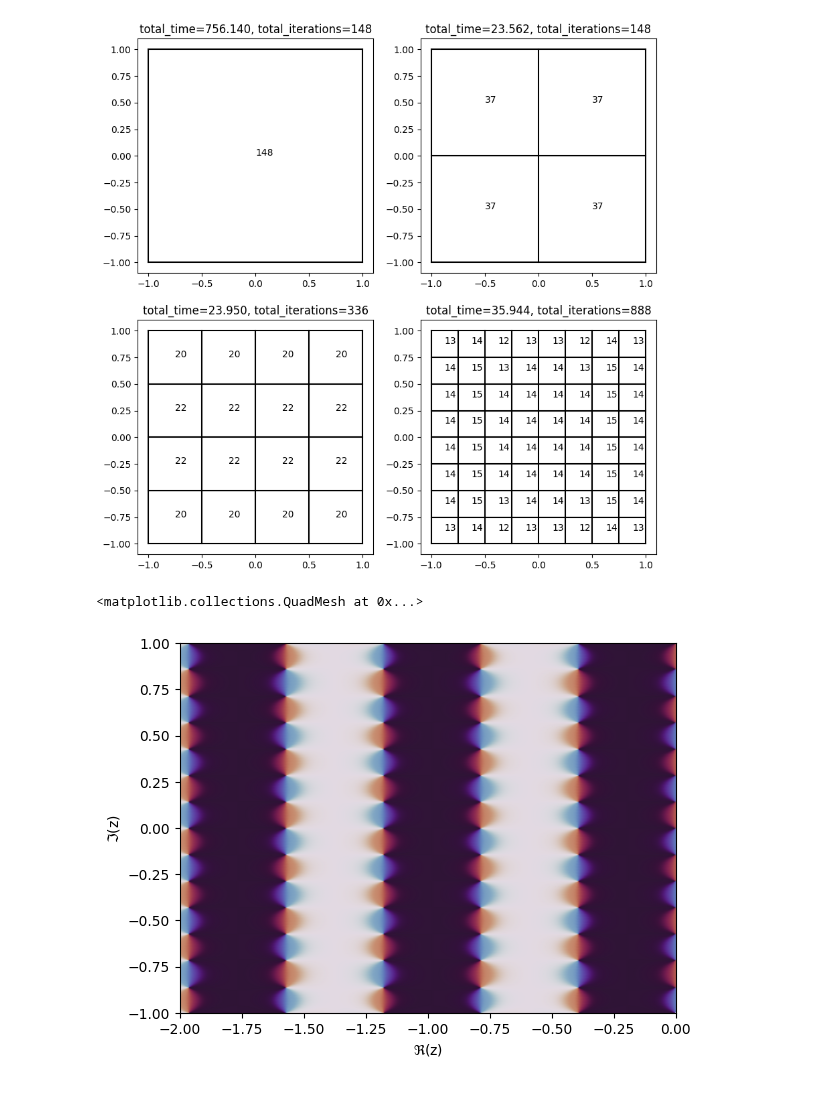
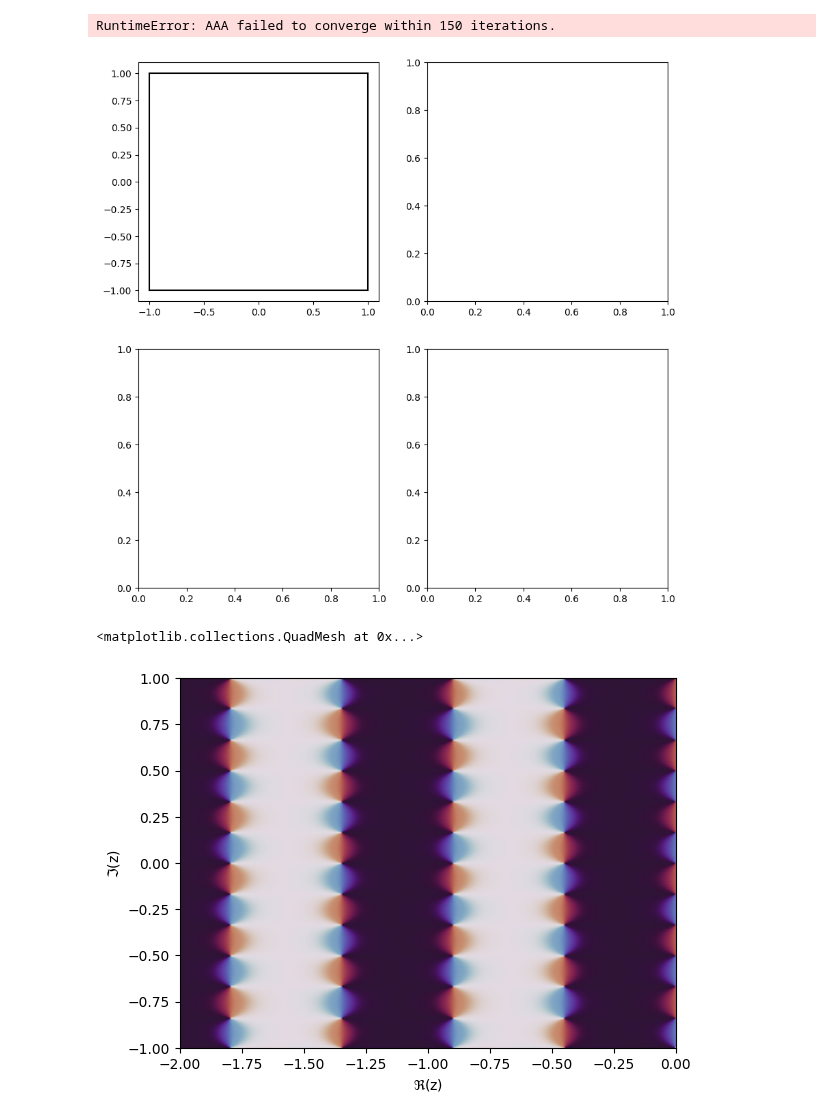
Before and after one commit to j-bowhay/Poles-and-Roots, a Jupyter notebook: notebooks/subdivision_experiment.ipynb, the cells around one changed output. Drawn from its saved outputs; the diff is of its cells as text; code cells hidden in the pictures.

```diff
--- a/notebooks/subdivision_experiment.ipynb
+++ b/notebooks/subdivision_experiment.ipynb
@@ -6,7 +6,7 @@ from poles_roots.plotting import phase_plot
 import time
 from tqdm import tqdm
 # %%
-M = 8
+M = 7
 
 def f(z):
     shift = np.linspace(-1, 1, num=M)*1j
@@ -14,33 +14,34 @@ def f(z):
 # %%
 fig, axs = plt.subplots(ncols=2, nrows=2, figsize=(10, 10))
 
 for level in tqdm(range(4)):
     ax = axs.ravel()[level]
     corners = np.linspace(-1, 1 , 2**level +1)
 
     ax.plot([-1, 1], np.stack([corners, corners]), 'k-')
     ax.plot(np.stack([corners, corners]),[-1, 1] , 'k-')
     x = np.linspace(-1, 1, num=500)
     y = np.linspace(-1, 1, num=500)
 
     total_time = 0
     total_iterations = 0
     for i in range(corners.size - 1):
         for j in range(corners.size -1):
             xx ,yy = np.meshgrid(x[(x >= corners[i]) & (x <= corners[i+1])], y[(y >= corners[j]) & (y <= corners[j+1])])
             z = (xx + yy*1j).ravel()
             tic = time.perf_counter()
-            res = AAA(f(z), z, mmax=150)
+            res = AAA(f(z), z, max_terms=150)
             toc = time.perf_counter()
             total_time += toc - tic
             total_iterations += res.weights.size
             ax.text(np.mean([corners[i], corners[i + 1]]), np.mean([corners[j], corners[j + 1]]), res.weights.size)
     ax.set_title(f"{total_time=:.3f}, {total_iterations=}")
 # %% [output]
+RuntimeError: AAA failed to converge within 150 iterations.
-[figure, old version]
+[figure, new version]
 # %%
 fig, ax = plt.subplots()
 phase_plot(f, ax, domain=[-2, 0, -1, 1])
 # %% [output]
 <matplotlib.collections.QuadMesh at 0x...>
-[figure, old version]
+[figure, new version]
```
Also changed, not shown: 9 other files.
